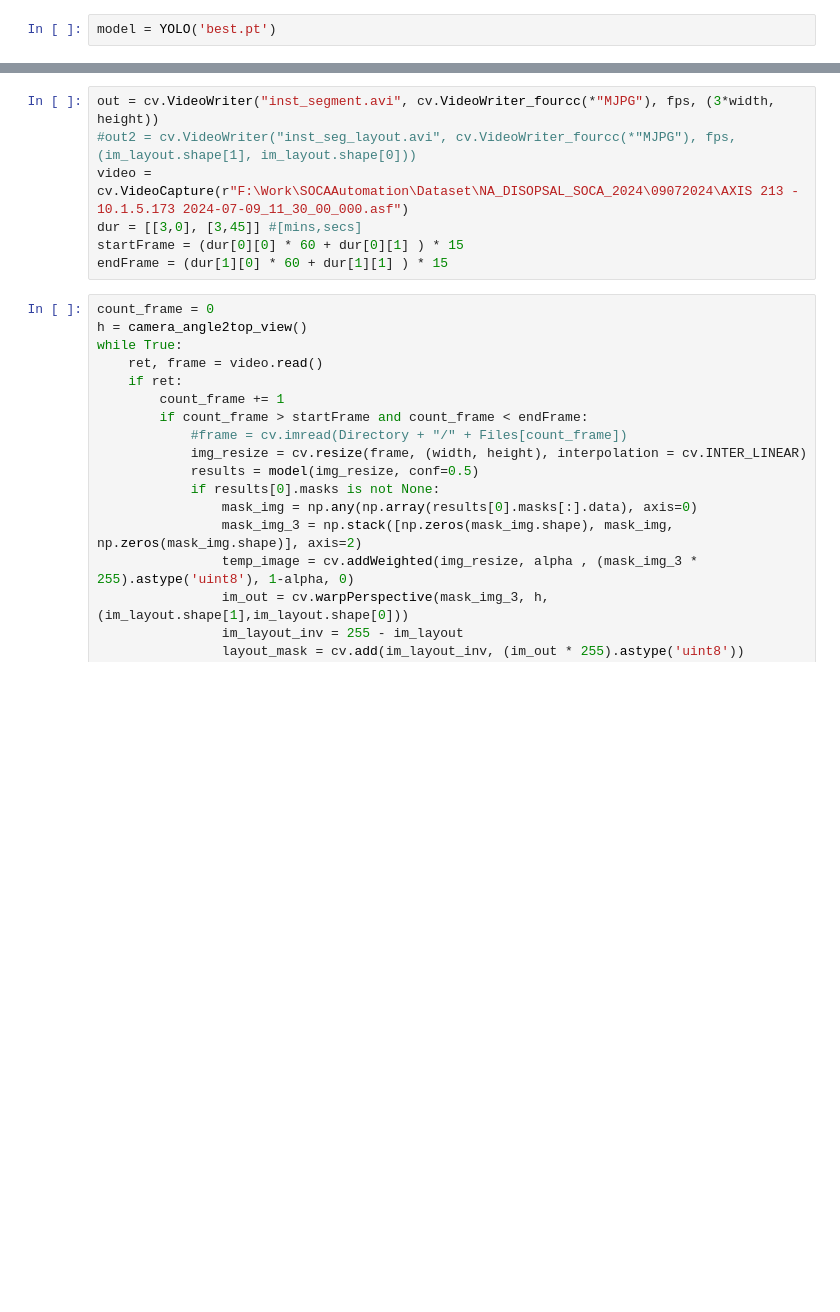
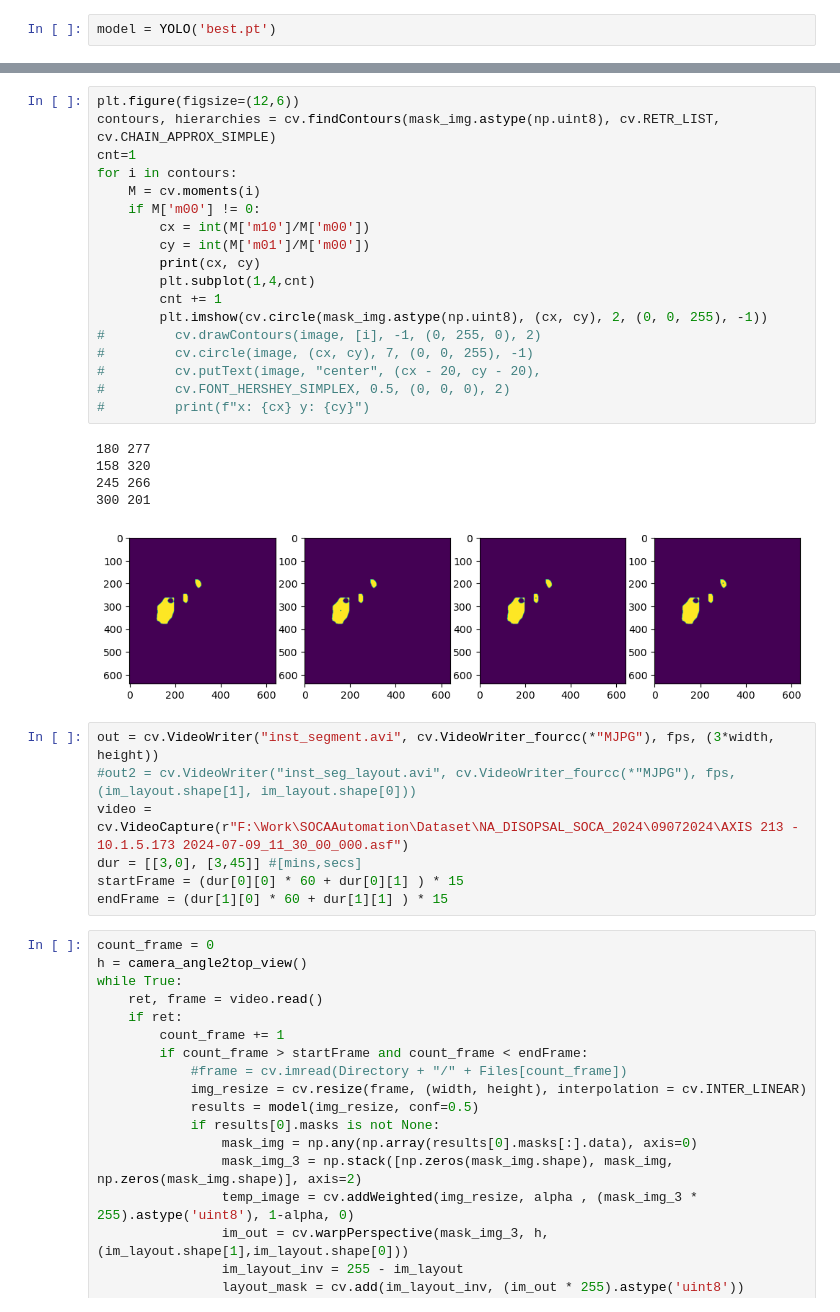
Before and after one commit to muthuganeshece/CVProjects, a Jupyter notebook: SodiumDisposal/Notebook/YOLOv8_Inference.ipynb, the cells around one changed output, grey strips where cells are left out. Saved outputs shown, nothing was run; the diff lists cells and outputs as text; blank space fills up the shorter version.

```diff
--- a/SodiumDisposal/Notebook/YOLOv8_Inference.ipynb
+++ b/SodiumDisposal/Notebook/YOLOv8_Inference.ipynb
@@ -72,3 +101,27 @@ model = YOLO('best.pt')
+# %%
+plt.figure(figsize=(12,6))
+contours, hierarchies = cv.findContours(mask_img.astype(np.uint8), cv.RETR_LIST, cv.CHAIN_APPROX_SIMPLE)
+cnt=1
+for i in contours:
+    M = cv.moments(i)
+    if M['m00'] != 0:
+        cx = int(M['m10']/M['m00'])
+        cy = int(M['m01']/M['m00'])
+        print(cx, cy)
+        plt.subplot(1,4,cnt)
+        cnt += 1
+        plt.imshow(cv.circle(mask_img.astype(np.uint8), (cx, cy), 2, (0, 0, 255), -1))
+#         cv.drawContours(image, [i], -1, (0, 255, 0), 2)
+#         cv.circle(image, (cx, cy), 7, (0, 0, 255), -1)
+#         cv.putText(image, "center", (cx - 20, cy - 20),
+#         cv.FONT_HERSHEY_SIMPLEX, 0.5, (0, 0, 0), 2)
+#         print(f"x: {cx} y: {cy}")
+# %% [output]
+180 277
+158 320
+245 266
+300 201
+[figure, added]
 # %%
 out = cv.VideoWriter("inst_segment.avi", cv.VideoWriter_fourcc(*"MJPG"), fps, (3*width, height))
 #out2 = cv.VideoWriter("inst_seg_layout.avi", cv.VideoWriter_fourcc(*"MJPG"), fps, (im_layout.shape[1], im_layout.shape[0]))
```
Also changed, not shown: parts of 19 cells of this notebook.
